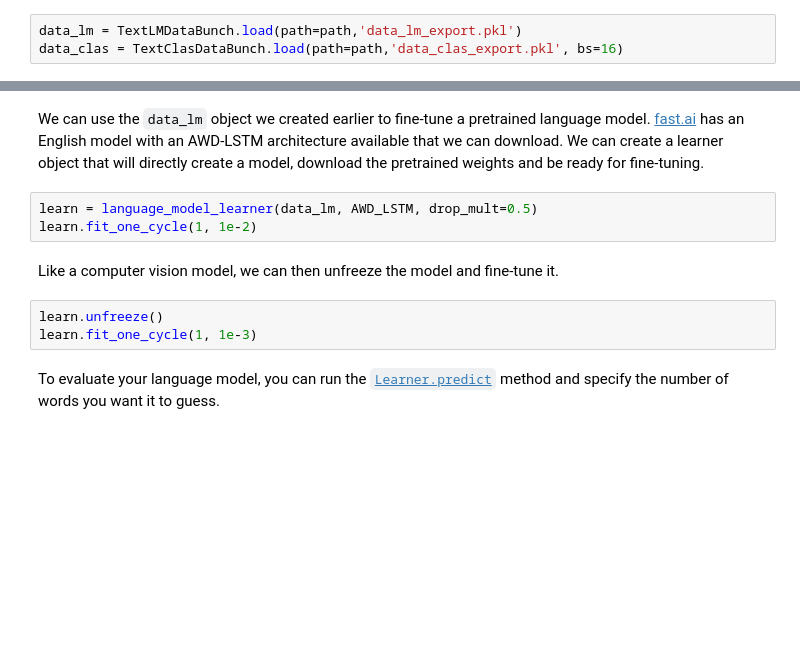
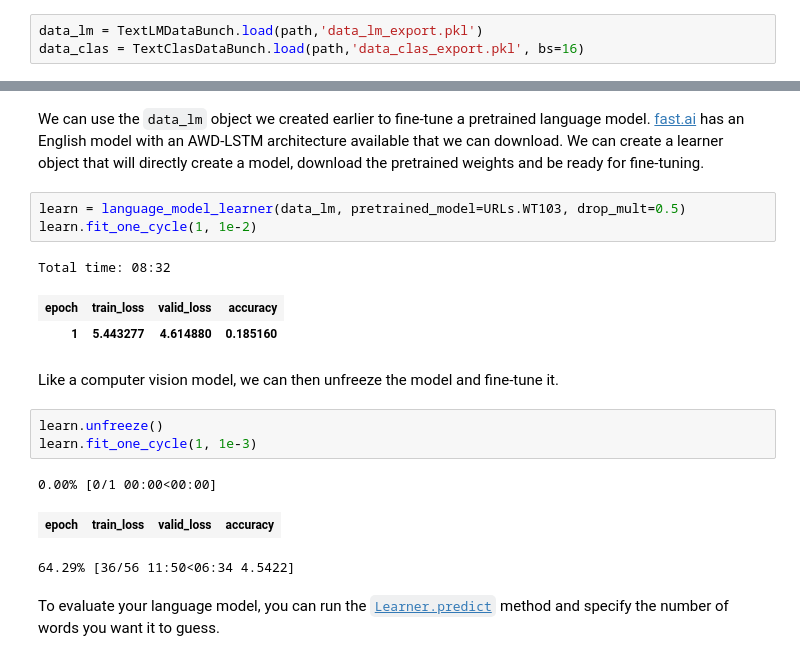
Before and after one commit to zlapp/Twitter-US-Airlines-Sentiment, a Jupyter notebook: Twitter-US-Airlines-Sentiment.ipynb, the cells around one changed output, grey strips where cells are left out. Cells and saved outputs as stored; diff of their text form; blank space fills up the shorter version.

Commit message:
saved data

```diff
--- a/Twitter-US-Airlines-Sentiment.ipynb
+++ b/Twitter-US-Airlines-Sentiment.ipynb
@@ -321,8 +324,8 @@ data_clas.save('data_clas_export.pkl')
 # %% [markdown]
 This will create a 'tmp' directory where all the computed stuff will be stored. You can then reload those results with:
 # %%
-data_lm = TextLMDataBunch.load(path=path,'data_lm_export.pkl')
-data_clas = TextClasDataBunch.load(path=path,'data_clas_export.pkl', bs=16)
+data_lm = TextLMDataBunch.load(path,'data_lm_export.pkl')
+data_clas = TextClasDataBunch.load(path,'data_clas_export.pkl', bs=16)
 # %% [markdown]
 Note that you can load the data with different [`DataBunch`](/basic_data.html#DataBunch) parameters (batch size, `bptt`,...)
 # %% [markdown]
@@ -330,13 +333,21 @@ Note that you can load the data with different [`DataBunch`](/basic_data.html#Da
 # %% [markdown]
 We can use the `data_lm` object we created earlier to fine-tune a pretrained language model. [fast.ai](http://www.fast.ai/) has an English model with an AWD-LSTM architecture available that we can download. We can create a learner object that will directly create a model, download the pretrained weights and be ready for fine-tuning.
 # %%
-learn = language_model_learner(data_lm, AWD_LSTM, drop_mult=0.5)
+learn = language_model_learner(data_lm, pretrained_model=URLs.WT103, drop_mult=0.5)
 learn.fit_one_cycle(1, 1e-2)
+# %% [output]
+Total time: 08:32
+| epoch | train_loss | valid_loss | accuracy |
+| 1 | 5.443277 | 4.614880 | 0.185160 |
 # %% [markdown]
 Like a computer vision model, we can then unfreeze the model and fine-tune it.
 # %%
 learn.unfreeze()
 learn.fit_one_cycle(1, 1e-3)
+# %% [output]
+0.00% [0/1 00:00<00:00]
+| epoch | train_loss | valid_loss | accuracy |
+64.29% [36/56 11:50<06:34 4.5422]
 # %% [markdown]
 To evaluate your language model, you can run the [`Learner.predict`](/basic_train.html#Learner.predict) method and specify the number of words you want it to guess.
 # %%
```
Also changed, not shown: parts of 28 cells of this notebook, 13 other files.
